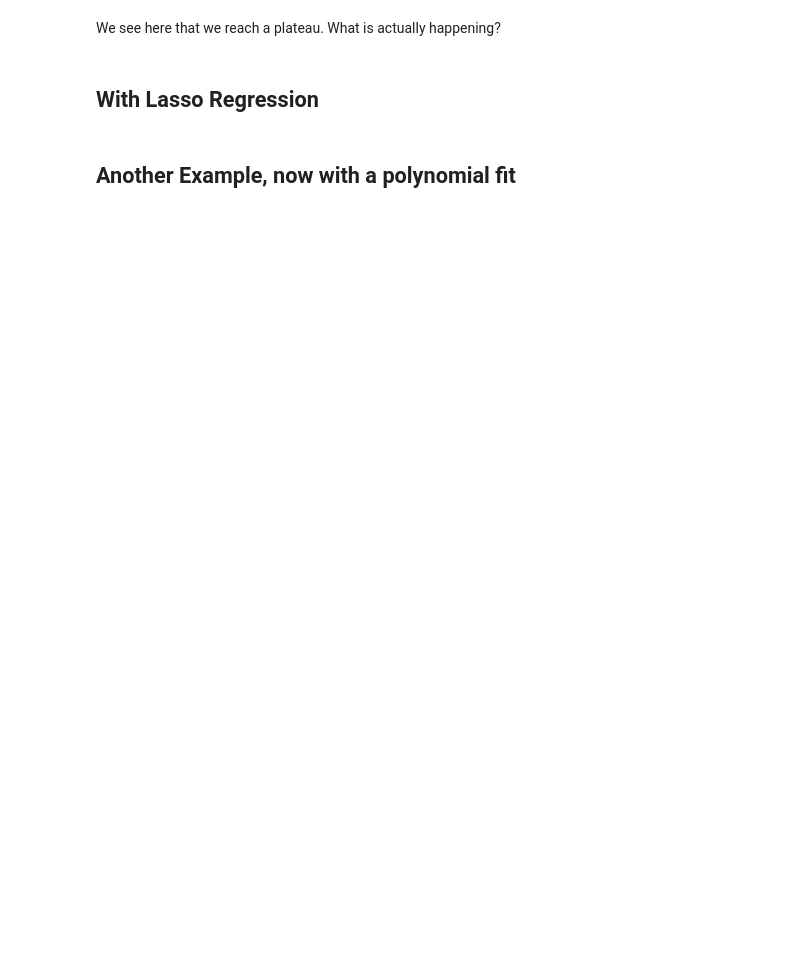
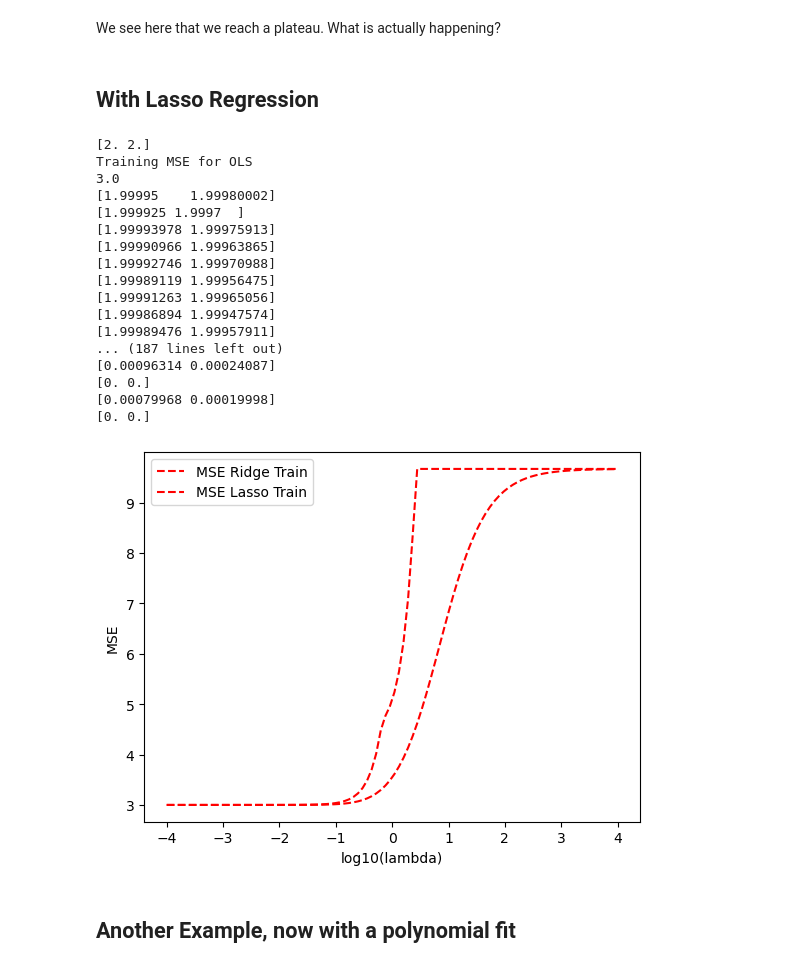
Before and after one commit to CompPhysics/MLErasmus, a Jupyter notebook: doc/pub/day3/ipynb/day3.ipynb, the cells around one changed output. Drawn from its saved outputs; the diff is of its cells as text; code cells hidden in the pictures; blank space fills up the shorter version.

```diff
--- a/doc/pub/day3/ipynb/day3.ipynb
+++ b/doc/pub/day3/ipynb/day3.ipynb
@@ -489,34 +494,53 @@ ytildeOLS = X @ OLSbeta
 print("Training MSE for OLS")
 print(MSE(y,ytildeOLS))
 ypredictOLS = X @ OLSbeta
 
 # Repeat now for Ridge regression and various values of the regularization parameter
 I = np.eye(2,2)
 # Decide which values of lambda to use
 nlambdas = 100
 MSERidgePredict = np.zeros(nlambdas)
 MSELassoPredict = np.zeros(nlambdas)
 lambdas = np.logspace(-4, 4, nlambdas)
 for i in range(nlambdas):
     lmb = lambdas[i]
     Ridgebeta = np.linalg.inv(X.T @ X+lmb*I) @ X.T @ y
     print(Ridgebeta)
     # and then make the prediction
     ypredictRidge = X @ Ridgebeta
     MSERidgePredict[i] = MSE(y,ypredictRidge)
-    RegLasso = linear_model.Lasso(lmb)
+    RegLasso = linear_model.Lasso(lmb,fit_intercept=False)
     RegLasso.fit(X,y)
     ypredictLasso = RegLasso.predict(X)
     print(RegLasso.coef_)
     MSELassoPredict[i] = MSE(y,ypredictLasso)
 # Now plot the results
 plt.figure()
 plt.plot(np.log10(lambdas), MSERidgePredict, 'r--', label = 'MSE Ridge Train')
 plt.plot(np.log10(lambdas), MSELassoPredict, 'r--', label = 'MSE Lasso Train')
 plt.xlabel('log10(lambda)')
 plt.ylabel('MSE')
 plt.legend()
 plt.show()
+# %% [output]
+[2. 2.]
+Training MSE for OLS
+3.0
+[1.99995    1.99980002]
+[1.999925 1.9997  ]
+[1.99993978 1.99975913]
+[1.99990966 1.99963865]
+[1.99992746 1.99970988]
+[1.99989119 1.99956475]
+[1.99991263 1.99965056]
+[1.99986894 1.99947574]
+[1.99989476 1.99957911]
+... (187 lines left out)
+[0.00096314 0.00024087]
+[0. 0.]
+[0.00079968 0.00019998]
+[0. 0.]
+[figure, added]
 # %% [markdown]
 ## Another Example, now with a polynomial fit
 # %%
```
Also changed, not shown: parts of 2 cells of this notebook, 1 other file.
